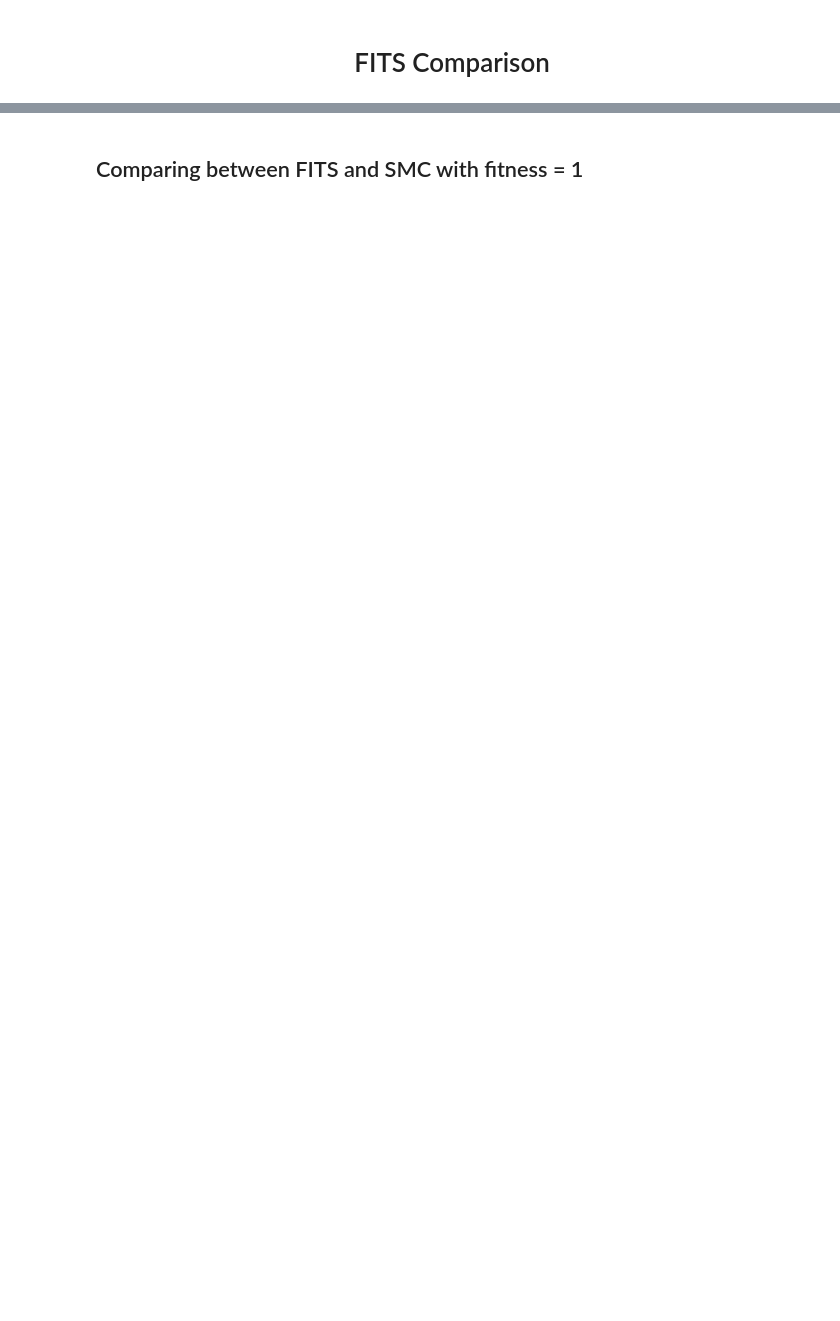
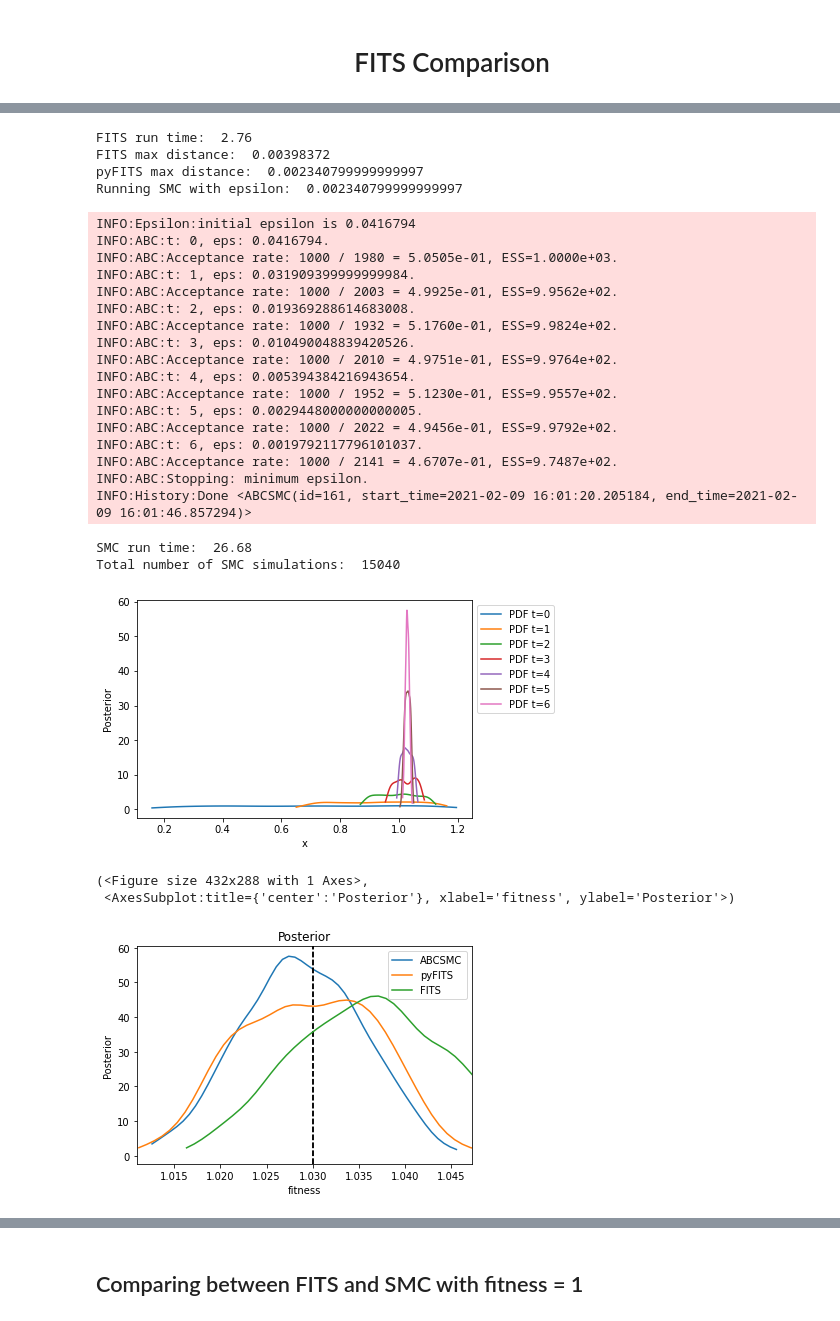
Before and after one commit to theitush/mutation-rate, a Jupyter notebook: data simulations/FITS_comparison.ipynb, the cells around one changed output, grey strips where cells are left out. Cells and saved outputs as stored; diff of their text form; code cells hidden in the pictures; blank space fills up the shorter version.

```diff
--- a/data simulations/FITS_comparison.ipynb
+++ b/data simulations/FITS_comparison.ipynb
@@ -193,0 +301,3 @@ def compare_pyFITS(mutation_rate, prior_edges=[-7,-2], num_sim=100000, top_fract
+# %%
+compare_fitness_inference(1.03)
+# %% [output]
@@ -193,0 +312,27 @@ def compare_pyFITS(mutation_rate, prior_edges=[-7,-2], num_sim=100000, top_fract
+FITS run time:  2.76
+FITS max distance:  0.00398372
+pyFITS max distance:  0.002340799999999997
+Running SMC with epsilon:  0.002340799999999997
+INFO:Epsilon:initial epsilon is 0.0416794
+INFO:ABC:t: 0, eps: 0.0416794.
+INFO:ABC:Acceptance rate: 1000 / 1980 = 5.0505e-01, ESS=1.0000e+03.
+INFO:ABC:t: 1, eps: 0.031909399999999984.
+INFO:ABC:Acceptance rate: 1000 / 2003 = 4.9925e-01, ESS=9.9562e+02.
+INFO:ABC:t: 2, eps: 0.019369288614683008.
+INFO:ABC:Acceptance rate: 1000 / 1932 = 5.1760e-01, ESS=9.9824e+02.
+INFO:ABC:t: 3, eps: 0.010490048839420526.
+INFO:ABC:Acceptance rate: 1000 / 2010 = 4.9751e-01, ESS=9.9764e+02.
+INFO:ABC:t: 4, eps: 0.005394384216943654.
+INFO:ABC:Acceptance rate: 1000 / 1952 = 5.1230e-01, ESS=9.9557e+02.
+INFO:ABC:t: 5, eps: 0.0029448000000000005.
+INFO:ABC:Acceptance rate: 1000 / 2022 = 4.9456e-01, ESS=9.9792e+02.
+INFO:ABC:t: 6, eps: 0.0019792117796101037.
+INFO:ABC:Acceptance rate: 1000 / 2141 = 4.6707e-01, ESS=9.7487e+02.
+INFO:ABC:Stopping: minimum epsilon.
+INFO:History:Done <ABCSMC(id=161, start_time=2021-02-09 16:01:20.205184, end_time=2021-02-09 16:01:46.857294)>
+SMC run time:  26.68
+Total number of SMC simulations:  15040
+[figure, added]
+(<Figure size 432x288 with 1 Axes>,
+ <AxesSubplot:title={'center':'Posterior'}, xlabel='fitness', ylabel='Posterior'>)
+[figure, added]
```
Also changed, not shown: parts of 19 cells of this notebook.
